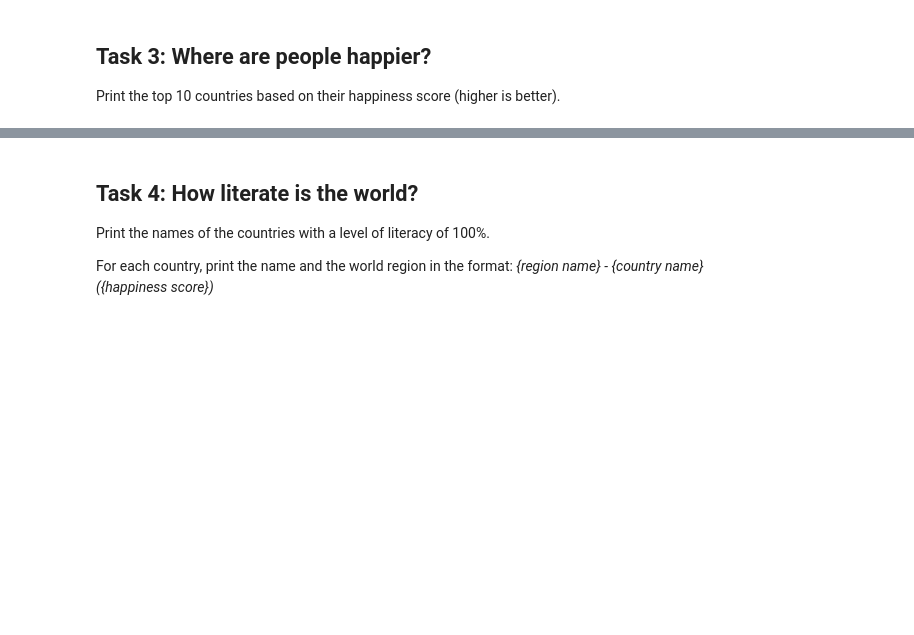
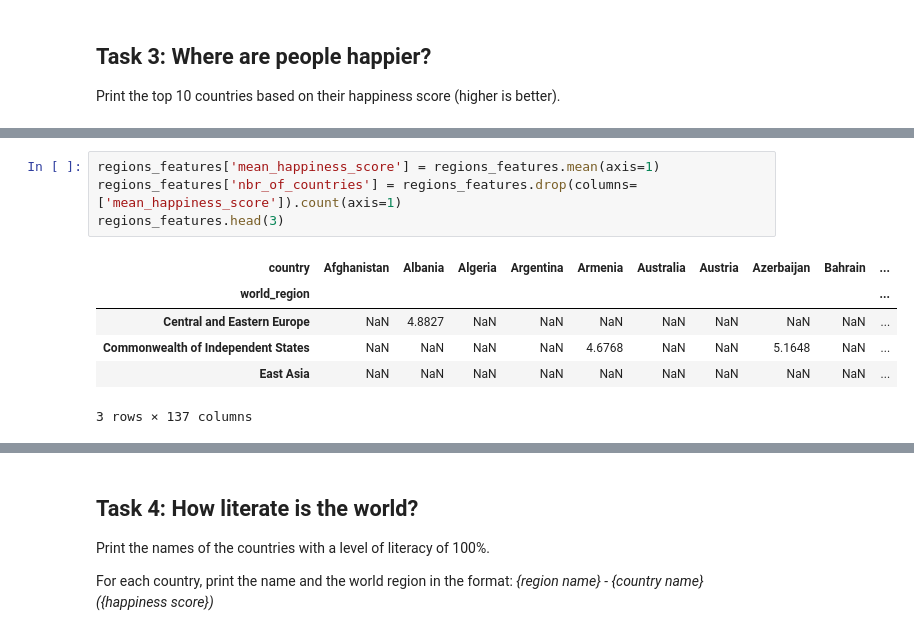
Before and after one commit to epfl-ada/2024, a Jupyter notebook: Exercises/01 - Handling data/Happiness.ipynb, the cells around one changed output, grey strips where cells are left out. Saved outputs shown, nothing was run; the diff lists cells and outputs as text; blank space fills up the shorter version.

```diff
--- a/Exercises/01 - Handling data/Happiness.ipynb
+++ b/Exercises/01 - Handling data/Happiness.ipynb
@@ -76,0 +161,11 @@ Sort the result to show the happiness ranking.
+# %%
+regions_features['mean_happiness_score'] = regions_features.mean(axis=1)
+regions_features['nbr_of_countries'] = regions_features.drop(columns=['mean_happiness_score']).count(axis=1)
+regions_features.head(3)
+# %% [output]
+| country | Afghanistan | Albania | Algeria | Argentina | Armenia | Australia | Austria | Azerbaijan | Bahrain | ... |
+| world_region |  |  |  |  |  |  |  |  |  | ... |
+| Central and Eastern Europe | NaN | 4.8827 | NaN | NaN | NaN | NaN | NaN | NaN | NaN | ... |
+| Commonwealth of Independent States | NaN | NaN | NaN | NaN | 4.6768 | NaN | NaN | 5.1648 | NaN | ... |
+| East Asia | NaN | NaN | NaN | NaN | NaN | NaN | NaN | NaN | NaN | ... |
+3 rows × 137 columns
```
Also changed, not shown: parts of 34 cells of this notebook, 3 other files.
